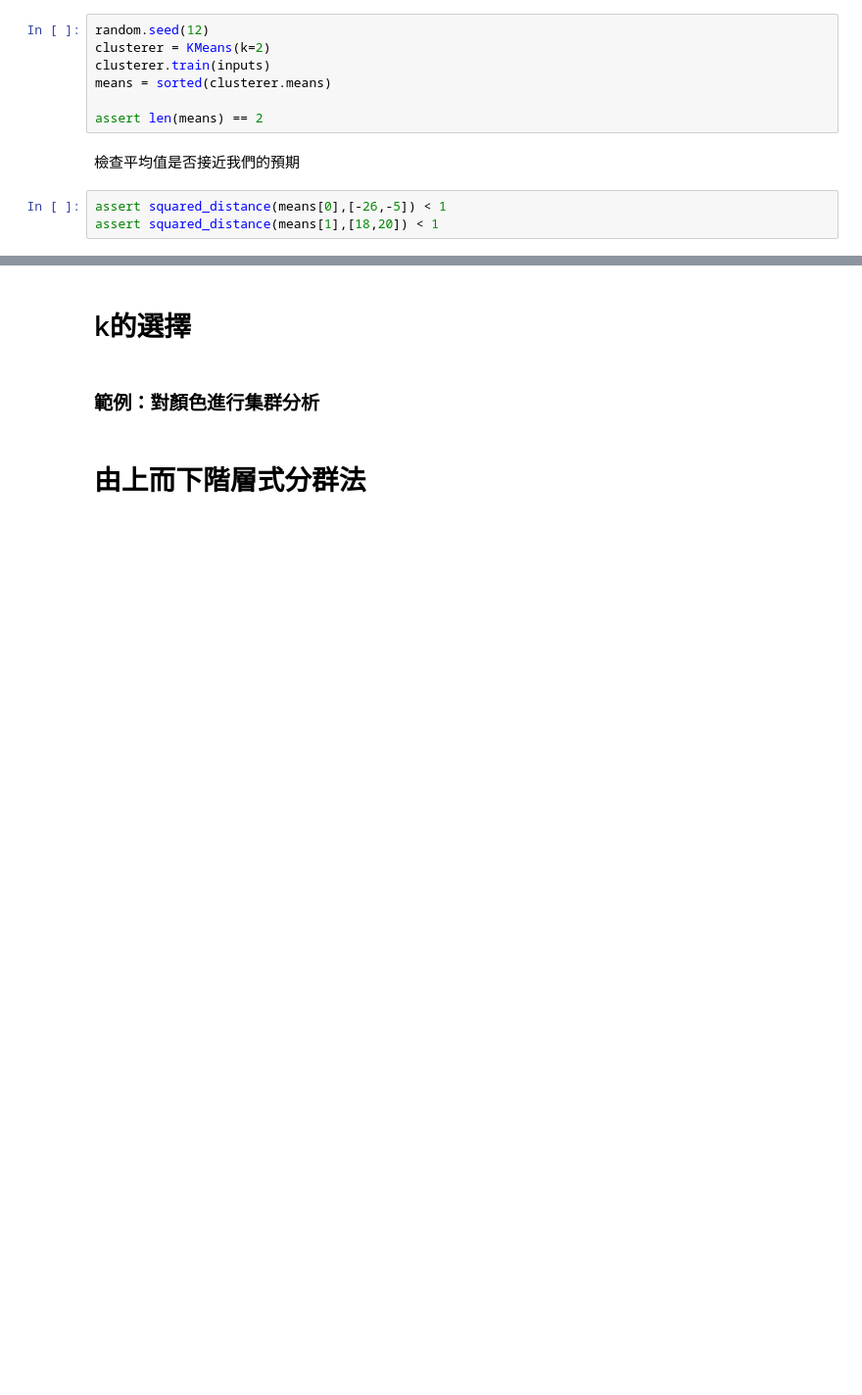
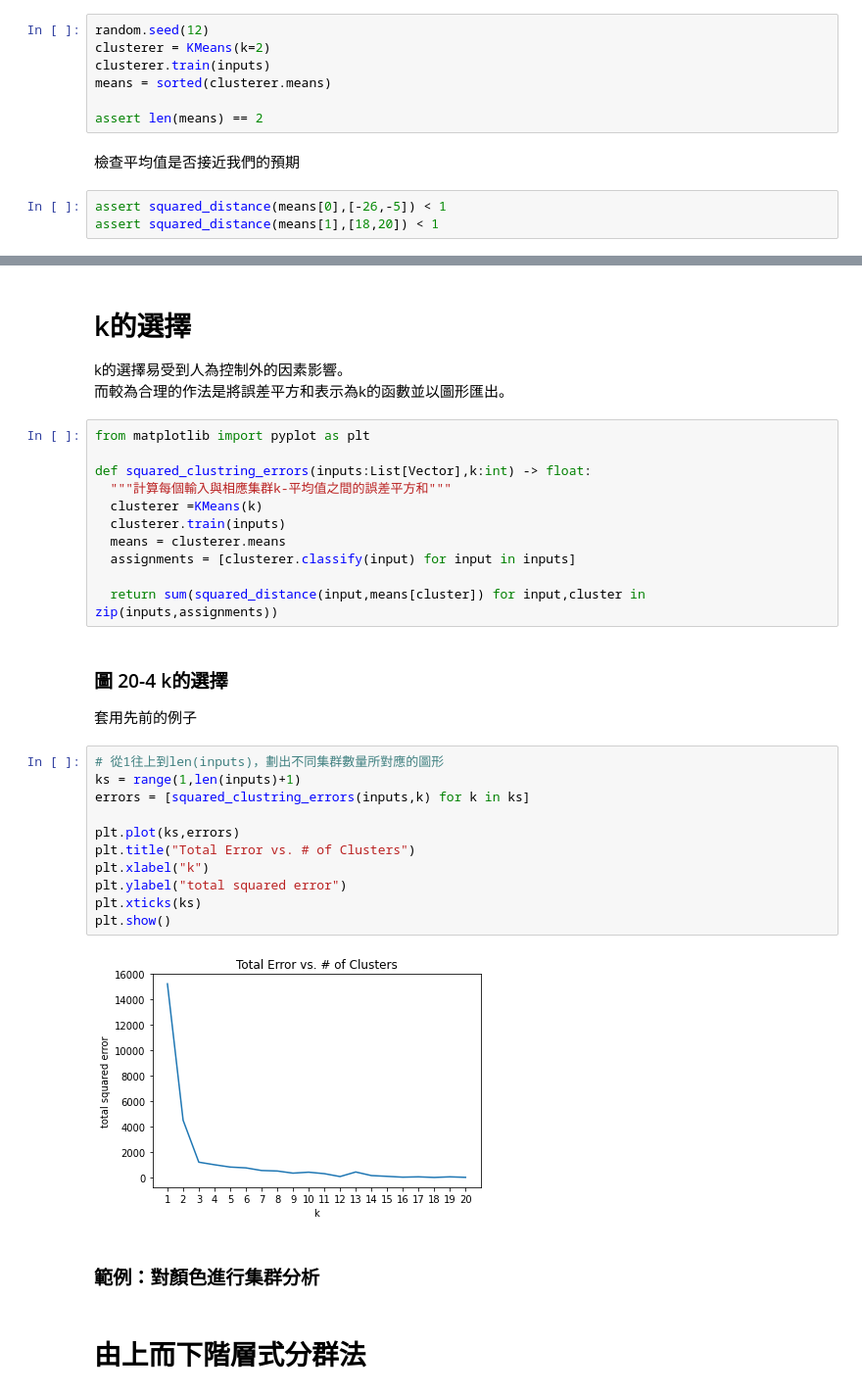
Before and after one commit to hank199599/data_science_from_scratch_reading_log, a Jupyter notebook: Chapter20.ipynb, the cells around one changed output, grey strips where cells are left out. Shown: that part at 98% size. Saved outputs shown, nothing was run; the diff lists cells and outputs as text; blank space fills up the shorter version.

```diff
--- a/Chapter20.ipynb
+++ b/Chapter20.ipynb
@@ -169,5 +169,34 @@ assert squared_distance(means[1],[18,20]) < 1
 # %% [markdown]
 # k的選擇
+k的選擇易受到人為控制外的因素影響。
+而較為合理的作法是將誤差平方和表示為k的函數並以圖形匯出。
+# %%
+from matplotlib import pyplot as plt
+
+def squared_clustring_errors(inputs:List[Vector],k:int) -> float:
+  """計算每個輸入與相應集群k-平均值之間的誤差平方和"""
+  clusterer =KMeans(k)
+  clusterer.train(inputs)
+  means = clusterer.means
+  assignments = [clusterer.classify(input) for input in inputs]
+
+  return sum(squared_distance(input,means[cluster]) for input,cluster in zip(inputs,assignments))
+# %% [markdown]
+### 圖 20-4 k的選擇
+套用先前的例子
+# %%
+# 從1往上到len(inputs)，劃出不同集群數量所對應的圖形
+ks = range(1,len(inputs)+1)
+errors = [squared_clustring_errors(inputs,k) for k in ks]
+
+plt.plot(ks,errors)
+plt.title("Total Error vs. # of Clusters")
+plt.xlabel("k")
+plt.ylabel("total squared error")
+plt.xticks(ks)
+plt.show()
+# %% [output]
+[figure, added]
 # %% [markdown]
 ### 範例：對顏色進行集群分析
 # %% [markdown]
```
